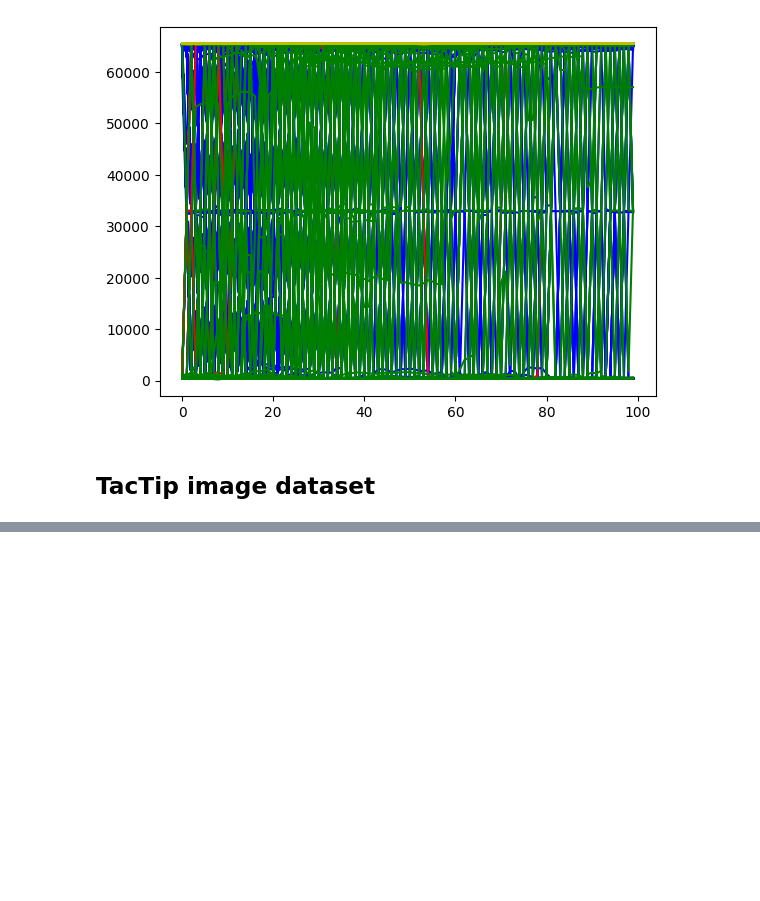
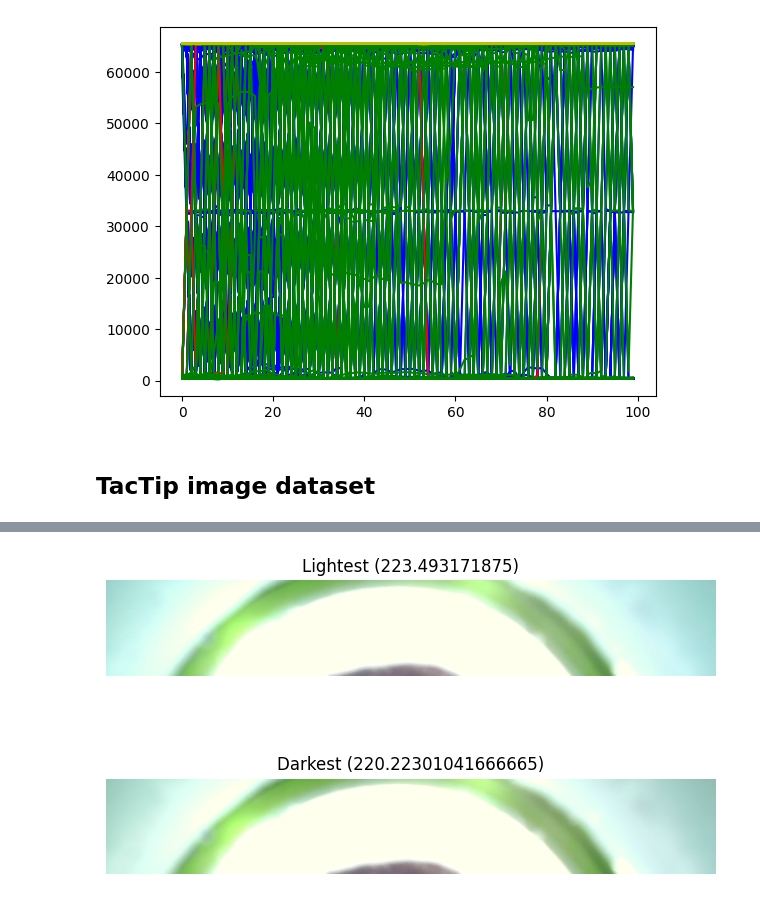
Before and after one commit to shepai/Rig-controller, a Jupyter notebook: Code/DataLogger/vis.ipynb, the cells around one changed output, grey strips where cells are left out. Drawn from its saved outputs; the diff is of its cells as text; code cells hidden in the pictures; blank space fills up the shorter version.

```diff
--- a/Code/DataLogger/vis.ipynb
+++ b/Code/DataLogger/vis.ipynb
@@ -184,0 +206,37 @@ plt.show()
+# %%
+#find highest and lowest
+h=0
+l=np.inf
+h_i=0
+l_i=0
+for i in range(len(cropped_)):
+    pic=np.average(cropped_[i])
+    if pic>h:
+        h=pic
+        h_i=i
+    if pic<l:
+        l=pic
+        l_i=i
+
+lightest=cropped_[h_i].reshape((100,640,3))
+darkest=cropped_[l_i].reshape((100,640,3))
+
+# Plot the first image
+plt.subplot(2, 1, 1)
+plt.title("Lightest ("+str(h)+")")
+plt.imshow(lightest, cmap='gray')
+plt.axis('off')
+
+# Plot the second image
+plt.subplot(2, 1, 2)
+plt.title("Darkest ("+str(l)+")")
+plt.imshow(darkest, cmap='gray')
+plt.axis('off')
+
+# Adjust layout
+plt.tight_layout()
+
+# Show the plot
+plt.show()
+# %% [output]
+[figure, added]
```
Also changed, not shown: parts of 2 cells of this notebook.
